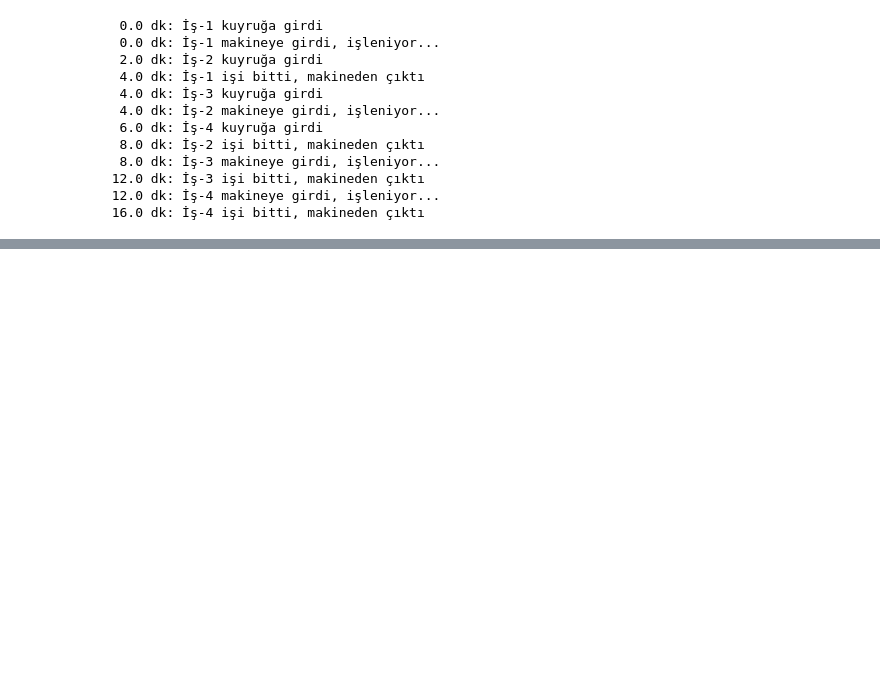
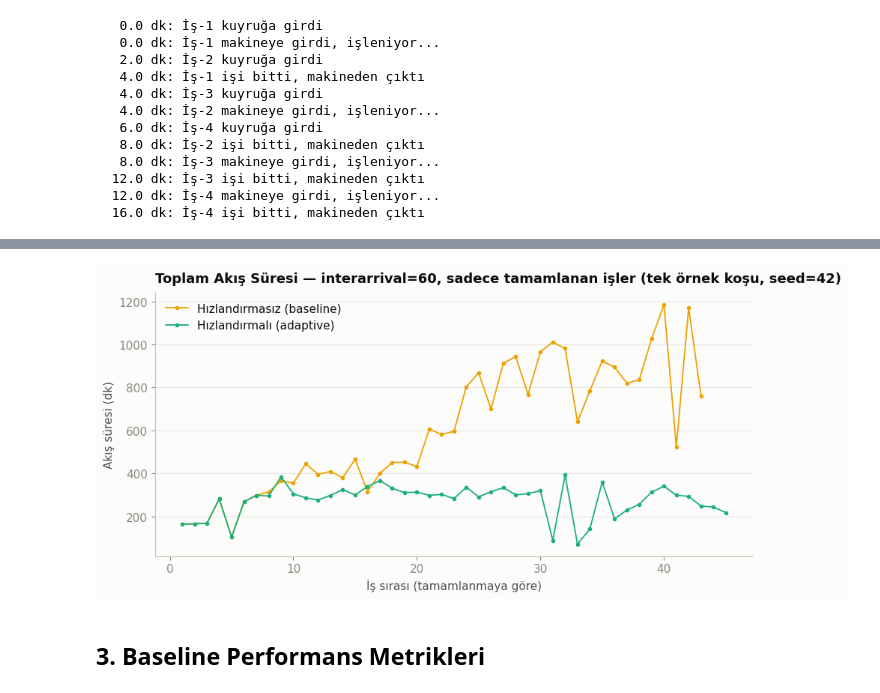
Before and after one commit to gizemetyemezge/two-machine-DES-Reinforcement-Learning, a Jupyter notebook: DES_RL_Uretim_Hatti_Optimizasyonu_ANA.ipynb, the cells around one changed output, grey strips where cells are left out. Cells and saved outputs as stored; diff of their text form; code cells hidden in the pictures; blank space fills up the shorter version.

```diff
--- a/DES_RL_Uretim_Hatti_Optimizasyonu_ANA.ipynb
+++ b/DES_RL_Uretim_Hatti_Optimizasyonu_ANA.ipynb
@@ -730,15 +489,0 @@ tamamlanan işler) M2'ye **dalgalı bir geliş akışı** olarak gelmesinden
-# %%
-fig, axes = plt.subplots(1, 2, figsize=(11, 4.4))
-axes[0].hist(df_sim["M1_wait"], bins=15, color=CATEGORICAL[0], alpha=0.85, label="M1")
-axes[0].hist(df_sim["M2_wait"], bins=15, color=CATEGORICAL[1], alpha=0.65, label="M2")
-style_ax(axes[0], "Bekleme Süresi Dağılımı", "Dakika", "İş sayısı")
-axes[0].legend()
-
-util = [busy_time["M1"]/sim_end*100, busy_time["M2"]/sim_end*100]
-bars = axes[1].bar(["M1", "M2"], util, color=[CATEGORICAL[0], CATEGORICAL[1]], width=0.5)
-for b, v in zip(bars, util):
-    axes[1].text(b.get_x()+b.get_width()/2, v+1.5, f"%{v:.1f}", ha="center", fontsize=10)
-style_ax(axes[1], "Makine Kullanım Oranı", None, "Yüzde")
-axes[1].set_ylim(0, 100)
-fig.tight_layout()
-plt.show()
@@ -1190,0 +947,6 @@ ajanı yukarıdaki sabit politikalarla ve baseline ile karşılaştıracağız.
+# %%
+QUEUE_THRESHOLD = 2   # kuyrukta bu kadar (veya fazla) is bekliyorsa hizlanma devreye girer
+
+def heuristic_speedup_policy(state):
+    wear, own_q, secondary_q, station_id = state
+    return 2 if own_q >= QUEUE_THRESHOLD else 1
@@ -1190,0 +1003,21 @@ ajanı yukarıdaki sabit politikalarla ve baseline ile karşılaştıracağız.
+# %%
+df_base_60, _ = run_line_simulation(n_jobs=60, interarrival=60, seed=42)
+df_ada_60, _ = run_line_simulation(n_jobs=60, interarrival=60, seed=42, policy_fn=heuristic_speedup_policy)
+
+df_base_60_ok = df_base_60.loc[df_base_60.status == "completed"].reset_index(drop=True)
+df_ada_60_ok = df_ada_60.loc[df_ada_60.status == "completed"].reset_index(drop=True)
+
+fig, ax = plt.subplots(figsize=(9, 4.6))
+ax.plot(range(1, len(df_base_60_ok)+1), df_base_60_ok["flow_time"], color=CATEGORICAL[3], marker="o",
+        markersize=3, linewidth=1.3, label="Hızlandırmasız (baseline)")
+ax.plot(range(1, len(df_ada_60_ok)+1), df_ada_60_ok["flow_time"], color=CATEGORICAL[2], marker="o",
+        markersize=3, linewidth=1.3, label="Hızlandırmalı (adaptive)")
+style_ax(ax, "Toplam Akış Süresi — interarrival=60, sadece tamamlanan işler (tek örnek koşu, seed=42)",
+         "İş sırası (tamamlanmaya göre)", "Akış süresi (dk)")
+ax.legend()
+fig.tight_layout()
+plt.show()
+# %% [output]
+[figure, added]
+# %% [markdown]
+## 3. Baseline Performans Metrikleri
```
Also changed, not shown: parts of 118 cells of this notebook.
